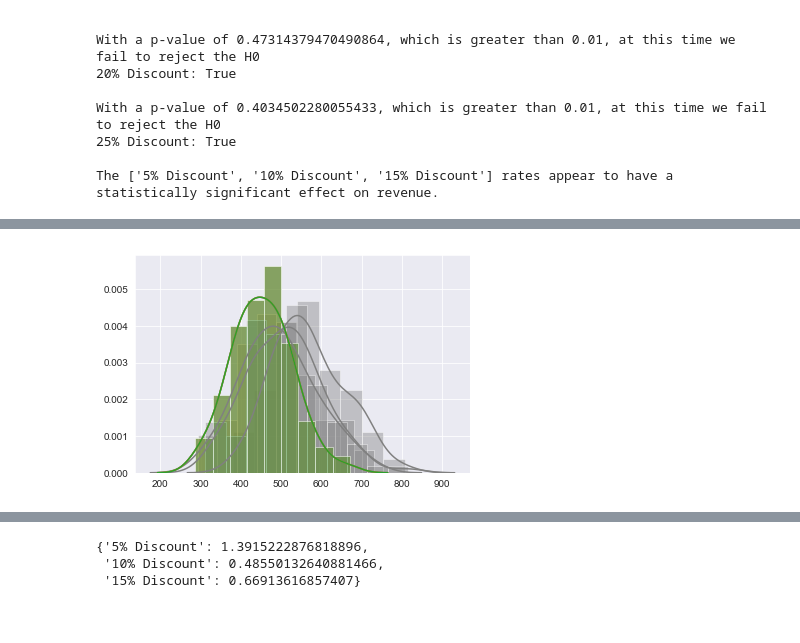
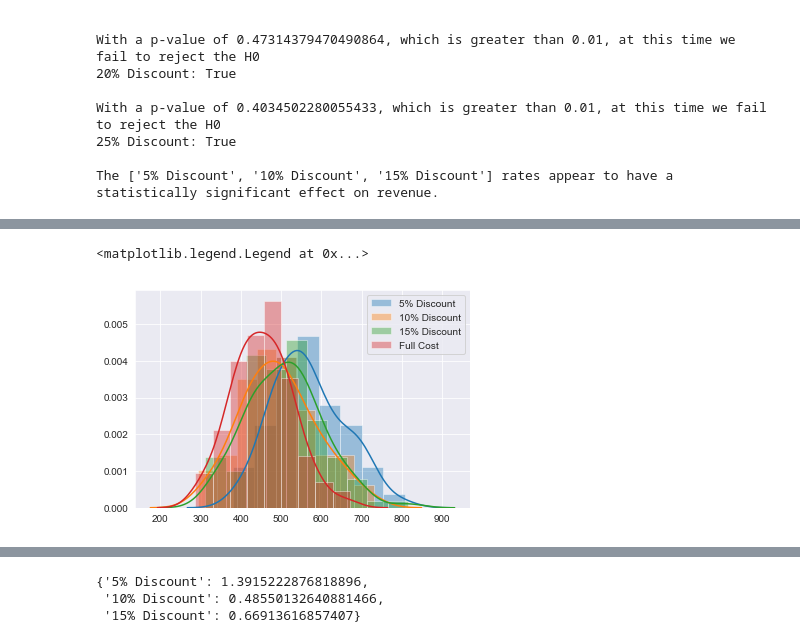
Before and after one commit to rab175/dsc-mod-3-project-online-ds-pt-071519, a Jupyter notebook: Mod3_Project.ipynb, the cells around one changed output, grey strips where cells are left out. Drawn from its saved outputs; the diff is of its cells as text; code cells hidden in the pictures.

```diff
--- a/Mod3_Project.ipynb
+++ b/Mod3_Project.ipynb
@@ -1404,6 +1461,10 @@ The ['5% Discount', '10% Discount', '15% Discount'] rates appear to have a stati
 # %%
+# plot distplots for all discount rates and compare to the non-discount group
 for r in revenue_rates:
-    sns.distplot(revenue_samples[r], label='Discount', color='grey')
-    sns.distplot(full_cost_sample, label='Full Cost')
+    sns.distplot(revenue_samples[r], label=(f'{r}'))
+
+sns.distplot(full_cost_sample, label='Full Cost')
+plt.legend()
 # %% [output]
+<matplotlib.legend.Legend at 0x...>
-[figure, old version]
+[figure, new version]
```
Also changed, not shown: parts of 23 cells of this notebook.
